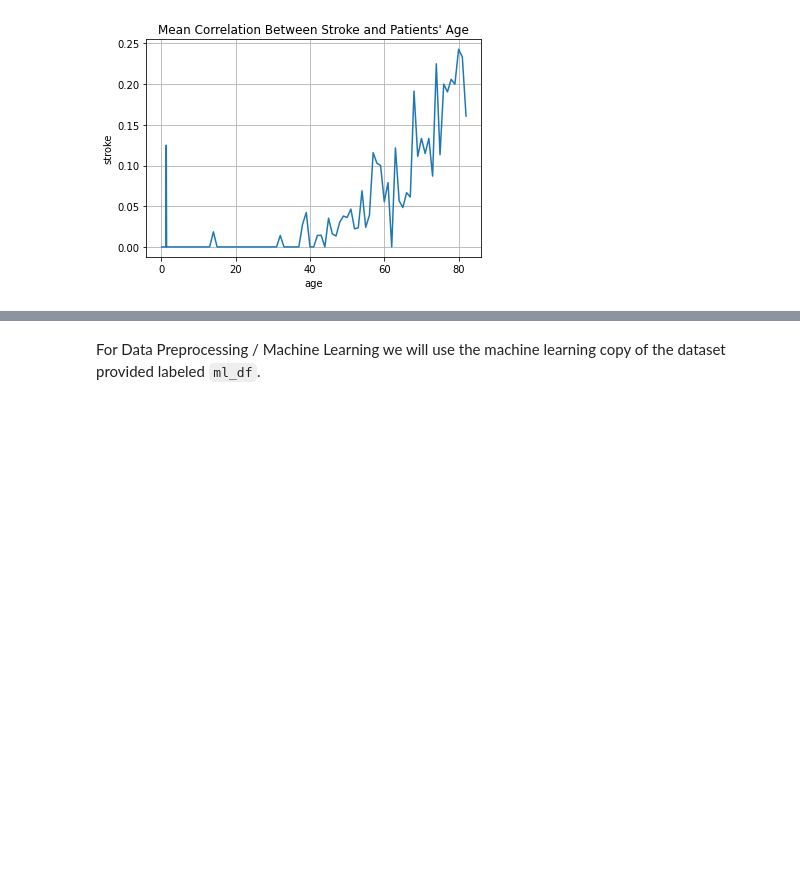
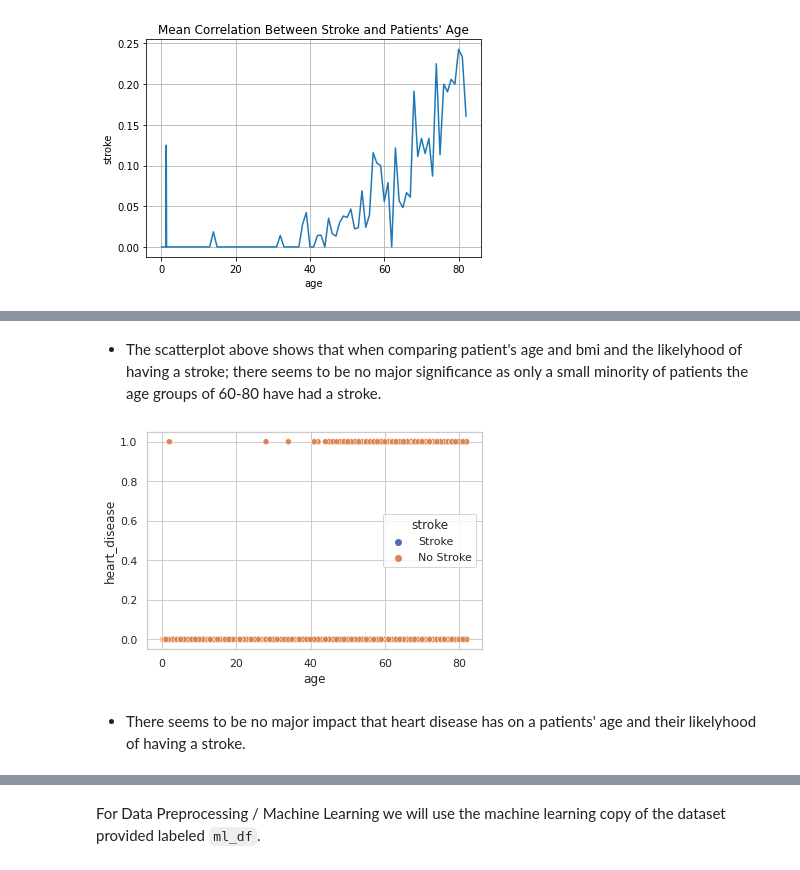
Before and after one commit to norgel/Analysis-of-Stroke-Patients, a Jupyter notebook: Patient_Analysis_of_Stroke_Pre_Post_Assessment.ipynb, the cells around one changed output, grey strips where cells are left out. Drawn from its saved outputs; the diff is of its cells as text; code cells hidden in the pictures; blank space fills up the shorter version.

```diff
--- a/Patient_Analysis_of_Stroke_Pre_Post_Assessment.ipynb
+++ b/Patient_Analysis_of_Stroke_Pre_Post_Assessment.ipynb
@@ -616,0 +608,13 @@ In this lineplot above that draws a comparison between a patient's age and their
+# %% [markdown]
+- The scatterplot above shows that when comparing patient's age and bmi and the likelyhood of having a stroke; there seems to be no major significance as only a small minority of patients the age groups of 60-80 have had a stroke.
+# %%
+sns.set(style='whitegrid')
+
+sns.scatterplot(x='age',
+                y='heart_disease',
+                hue='stroke',
+                data=exp_df);
+# %% [output]
+[figure, added]
+# %% [markdown]
+- There seems to be no major impact that heart disease has on a patients' age and their likelyhood of having a stroke.
```
Also changed, not shown: parts of 67 cells of this notebook.
